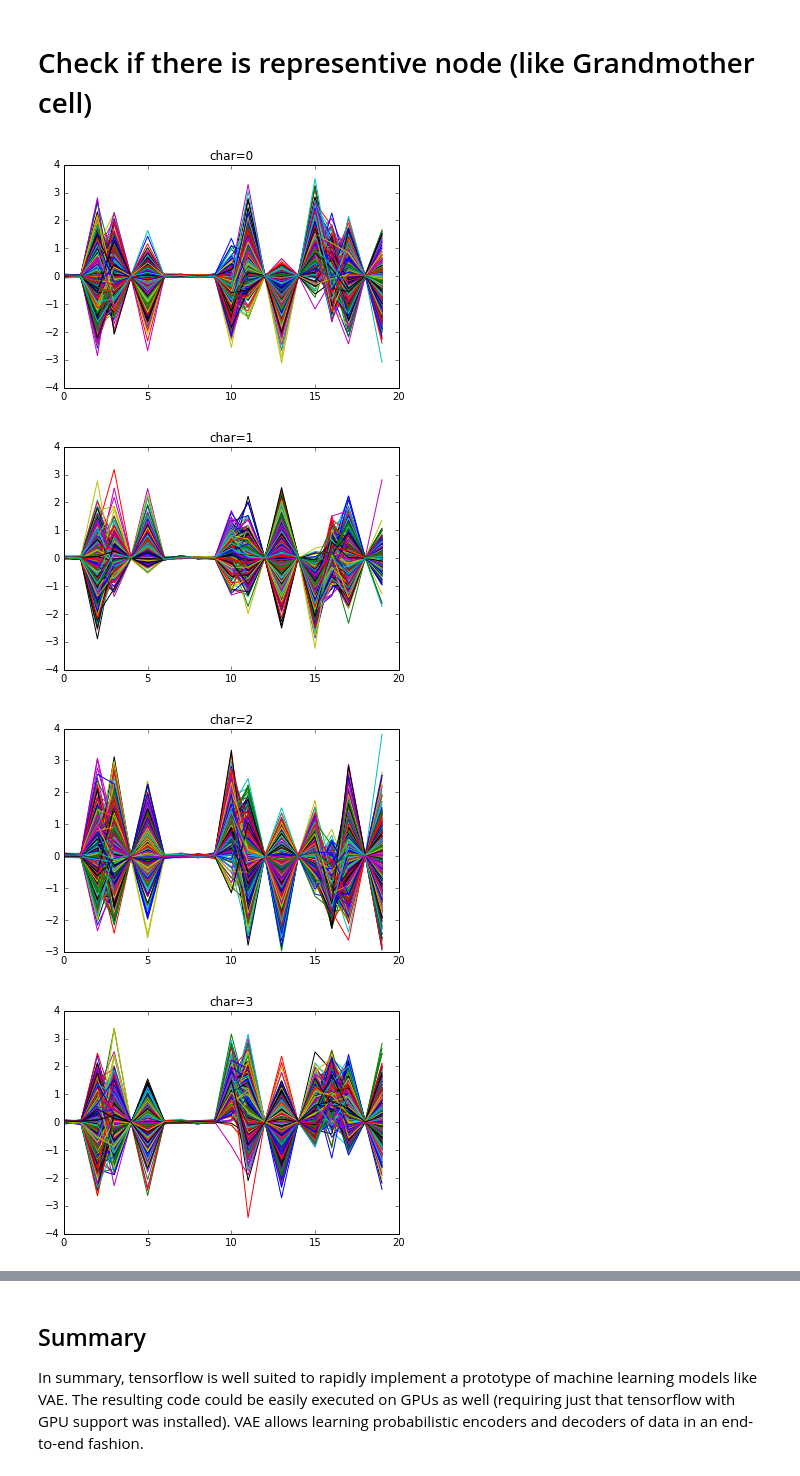
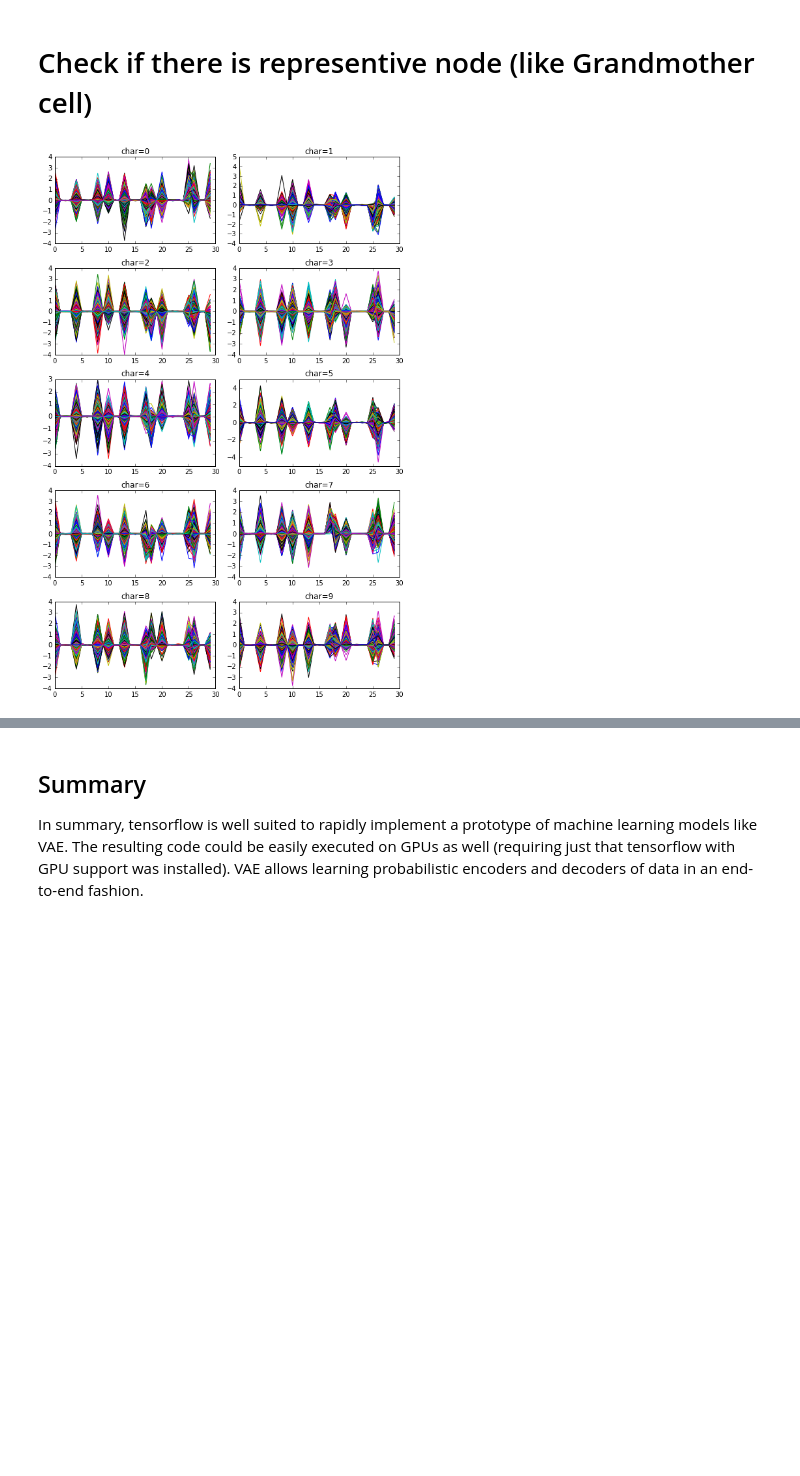
Before and after one commit to Itsukara/vae-hidden-layer, a Jupyter notebook: vae.ipynb, the cells around one changed output, grey strips where cells are left out. Drawn from its saved outputs; the diff is of its cells as text; code cells hidden in the pictures; blank space fills up the shorter version.

```diff
--- a/vae.ipynb
+++ b/vae.ipynb
@@ -249,13 +245,15 @@ def train(network_architecture, learning_rate=0.001,
 # %% [markdown]
 We can now train a VAE on MNIST by just specifying the network topology. We start with training a VAE with a 20-dimensional latent space.
 # %%
+vae = None
+
 network_architecture = \
     dict(n_hidden_recog_1=500, # 1st layer encoder neurons
          n_hidden_recog_2=500, # 2nd layer encoder neurons
          n_hidden_gener_1=500, # 1st layer decoder neurons
          n_hidden_gener_2=500, # 2nd layer decoder neurons
          n_input=784, # MNIST data input (img shape: 28*28)
-         n_z=20)  # dimensionality of latent space
+         n_z=30)  # dimensionality of latent space
 
 vae = train(network_architecture, training_epochs=75)
 # %% [output]
@@ -299,23 +297,22 @@ plt.tight_layout()
 # %%
 # Display hidden layer for each character with 2D graph
 # Resut: NO "representive node (like Grandmother cell)"
 
 num_all_sample = 5000
 x_sample, y_sample = mnist.test.next_batch(num_all_sample)
 
+plt.figure(figsize=(8, 12))
 x_sample_of_chars = []
 for char in range(10):
+    plt.subplot(5, 2, char + 1)
     index = np.arange(num_all_sample)[y_sample[:,char] == 1]
     x_sample_of_char = x_sample[index]
     x_sample_of_chars.append(x_sample_of_char)
     z_mu = vae.transform(x_sample_of_char)
     num_sample, num_label = z_mu.shape
     for i in range(num_sample):
         plt.plot(range(num_label), z_mu[i])
     plt.title("char="+str(char))
-    plt.show()
+plt.tight_layout()
 # %% [output]
-[figure, old version]
+[figure, new version]
-[figure, removed]
-[figure, removed]
-[figure, removed]
```
Also changed, not shown: parts of 15 cells of this notebook, 1 other file.
